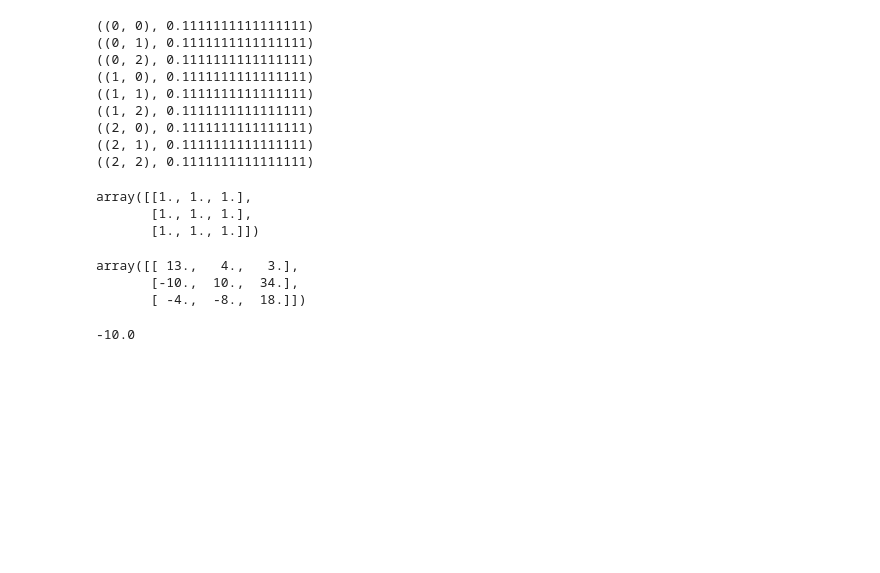
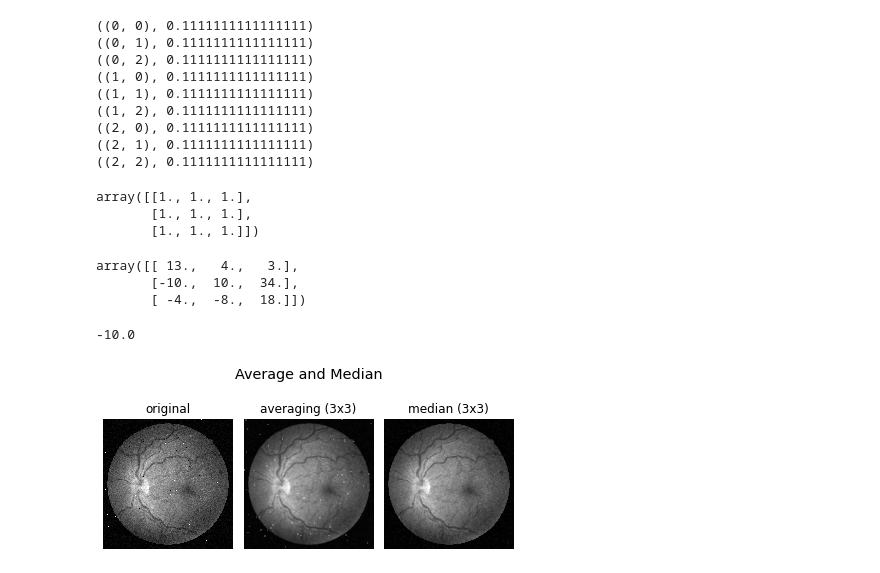
Before and after one commit to amirhdre/DigitalImageProcessing---Spring2021, a Jupyter notebook: HW3/Sandbox.ipynb, the cells around one changed output. Cells and saved outputs as stored; diff of their text form; code cells hidden in the pictures; blank space fills up the shorter version.

```diff
--- a/HW3/Sandbox.ipynb
+++ b/HW3/Sandbox.ipynb
@@ -33,3 +33,78 @@ array([[ 13.,   4.,   3.],
 np.min(a)
 # %% [output]
 -10.0
+# %%
+'''
+___OVERVIEW___
+CODE FOR QUESTION 2 - HW 3
+
+___SUMMARY___
+Filterning (linear and non-linear)
+
+___AUTHOR___
+Amirhossein Daraie — 9733023
+
+___DATE___
+18/April/2021
+29/01/1400
+
+'''
+
+import numpy as np
+import matplotlib.pyplot as plt
+import cv2
+
+def filter(image ,mode="averaging", size=3, padding=1, stride=1):
+
+    image = np.pad(image, [(padding, padding), (padding, padding)], mode='symmetric')
+
+    kernel_height, kernel_width = (size,size)
+    padded_height, padded_width = image.shape
+
+    output_height = (padded_height - kernel_height) // stride + 1
+    output_width = (padded_width - kernel_width) // stride + 1
+
+    new_image = np.zeros((output_height, output_width)).astype(np.float32)
+
+    if mode == "averaging" :
+        kernel = np.ones((size,size))/size**2
+        for y in range(0, output_height):
+            for x in range(0, output_width):
+                new_image[y][x] = np.sum(image[y * stride:y * stride + kernel_height,
+                                                x * stride:x * stride + kernel_width] * kernel).astype(np.float32)
+
+    elif mode == "median":
+        kernel = np.ones((size,size))
+        for y in range(0, output_height):
+            for x in range(0, output_width):
+                new_image[y][x] = np.median(image[y * stride:y * stride + kernel_height,
+                                                x * stride:x * stride + kernel_width]).astype(np.float32)
+
+    return new_image
+
+
+# load image
+image = cv2.imread("retina.jpg", flags=cv2.IMREAD_GRAYSCALE)
+# apply filters
+avg3x3 = filter(image, mode='averaging')
+med3x3 = filter(image, mode='median')
+
+fig, ax = plt.subplots(1,3,figsize=(6,3))
+st = fig.suptitle("Average and Median", fontsize="x-large")
+
+ax[0].title.set_text('original')
+ax[0].imshow(image,vmin=avg3x3.min(),vmax=avg3x3.max(), cmap='gray', interpolation='nearest')
+
+ax[1].title.set_text('averaging (3x3)')
+ax[1].imshow(avg3x3,vmin=avg3x3.min(),vmax=avg3x3.max(), cmap='gray', interpolation='nearest')
+
+ax[2].title.set_text('median (3x3)')
+ax[2].imshow(med3x3,vmin=med3x3.min(),vmax=med3x3.max(), cmap='gray', interpolation='nearest')
+
+for axi in ax.ravel():
+    axi.axis('off')
+plt.tight_layout()
+# plt.savefig('9733023-2_image1.png', bbox_inches='tight')
+plt.show()
+# %% [output]
+[figure, added]
```
Also changed, not shown: parts of 2 cells of this notebook, 9 other files.
